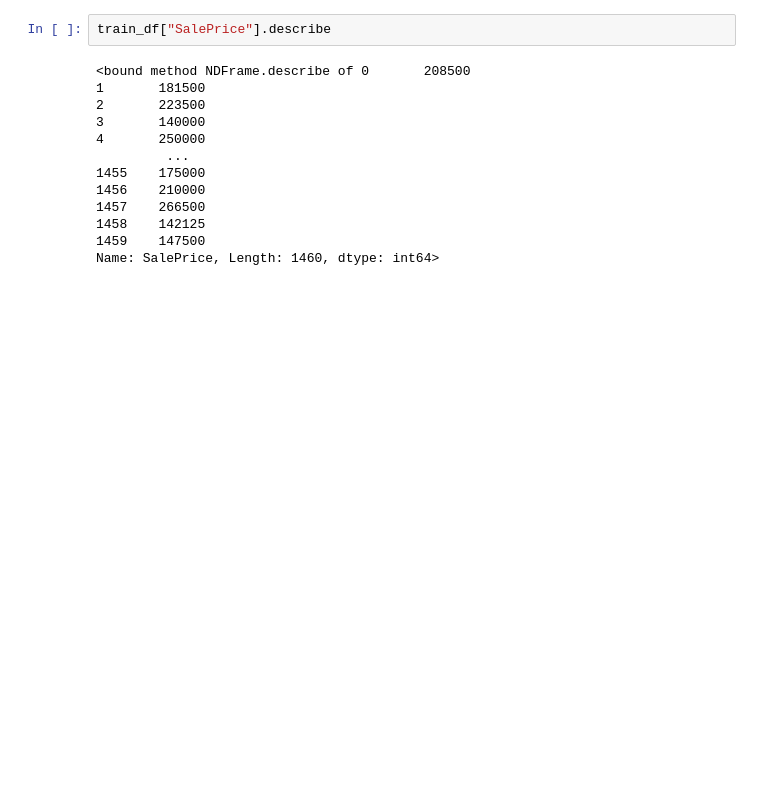
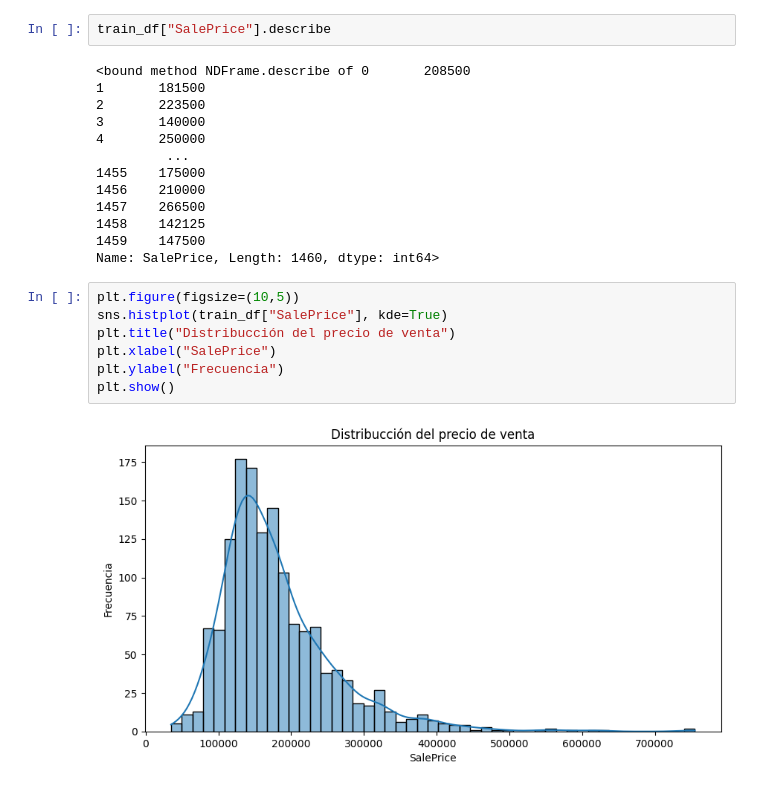
Before and after one commit to E-SalazarDev/SmartHouse-AVM, a Jupyter notebook: ai-engine/notebooks/01_data_exploration.ipynb, the cells around one changed output. Saved outputs shown, nothing was run; the diff lists cells and outputs as text; blank space fills up the shorter version.

```diff
--- a/ai-engine/notebooks/01_data_exploration.ipynb
+++ b/ai-engine/notebooks/01_data_exploration.ipynb
@@ -60,3 +60,12 @@ train_df["SalePrice"].describe
 1458    142125
 1459    147500
 Name: SalePrice, Length: 1460, dtype: int64>
+# %%
+plt.figure(figsize=(10,5))
+sns.histplot(train_df["SalePrice"], kde=True)
+plt.title("Distribucción del precio de venta")
+plt.xlabel("SalePrice")
+plt.ylabel("Frecuencia")
+plt.show()
+# %% [output]
+[figure, added]
```
Also changed, not shown: parts of 3 cells of this notebook.
